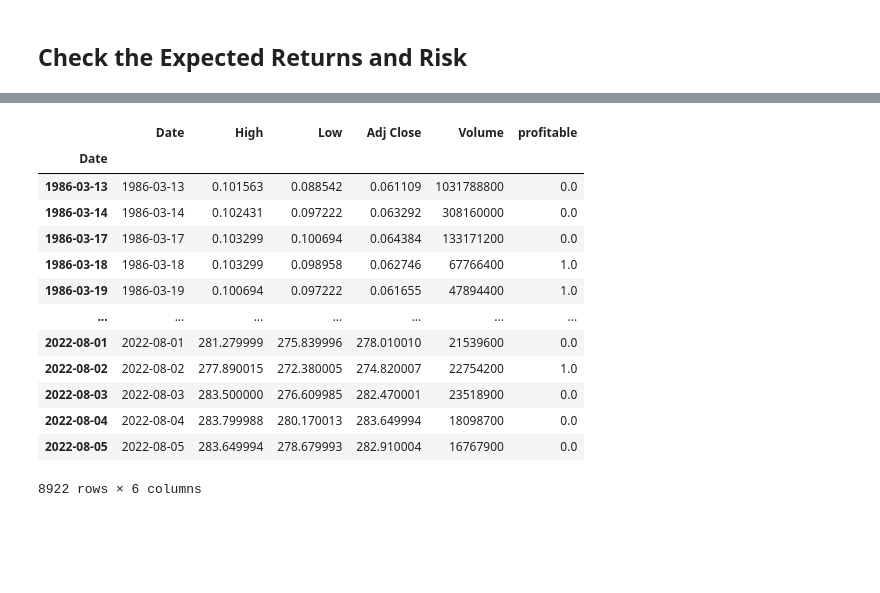
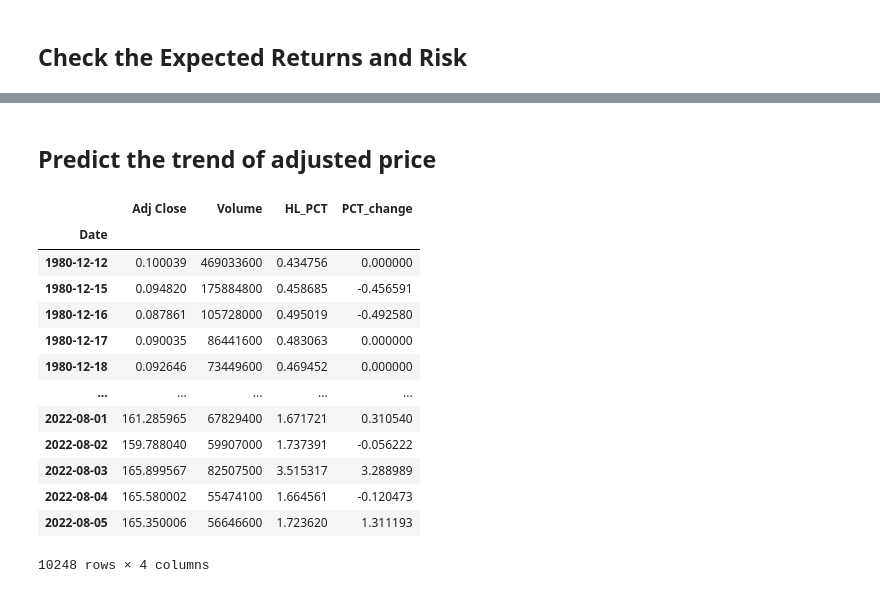
Before and after one commit to Mar3yZhang/UCI-stock-prediction-test, a Jupyter notebook: Group2_FinalProject.ipynb, the cells around one changed output, grey strips where cells are left out. Cells and saved outputs as stored; diff of their text form; code cells hidden in the pictures; blank space fills up the shorter version.

```diff
--- a/Group2_FinalProject.ipynb
+++ b/Group2_FinalProject.ipynb
@@ -284,17 +255,31 @@ df_apple_profit
-# %%
-df_microsoft_profit
-# %% [output]
-|  | Date | High | Low | Adj Close | Volume | profitable |
-| Date |  |  |  |  |  |  |
-| 1986-03-13 | 1986-03-13 | 0.101563 | 0.088542 | 0.061109 | 1031788800 | 0.0 |
-| 1986-03-14 | 1986-03-14 | 0.102431 | 0.097222 | 0.063292 | 308160000 | 0.0 |
-| 1986-03-17 | 1986-03-17 | 0.103299 | 0.100694 | 0.064384 | 133171200 | 0.0 |
-| 1986-03-18 | 1986-03-18 | 0.103299 | 0.098958 | 0.062746 | 67766400 | 1.0 |
-| 1986-03-19 | 1986-03-19 | 0.100694 | 0.097222 | 0.061655 | 47894400 | 1.0 |
-| ... | ... | ... | ... | ... | ... | ... |
-| 2022-08-01 | 2022-08-01 | 281.279999 | 275.839996 | 278.010010 | 21539600 | 0.0 |
-| 2022-08-02 | 2022-08-02 | 277.890015 | 272.380005 | 274.820007 | 22754200 | 1.0 |
-| 2022-08-03 | 2022-08-03 | 283.500000 | 276.609985 | 282.470001 | 23518900 | 0.0 |
-| 2022-08-04 | 2022-08-04 | 283.799988 | 280.170013 | 283.649994 | 18098700 | 0.0 |
-| 2022-08-05 | 2022-08-05 | 283.649994 | 278.679993 | 282.910004 | 16767900 | 0.0 |
-8922 rows × 6 columns
+# %% [markdown]
+## Predict the trend of adjusted price
+# %%
+# copy the original data
+df_reg_apple = df_apple.copy().loc[:, ['Adj Close', 'Volume']]
+df_reg_microsoft = df_microsoft.copy().loc[:, ['Adj Close', 'Volume']]
+
+# define HL_PCT
+df_reg_apple['HL_PCT'] = ((df_apple['High'] - df_apple['Low']) / df_apple['Close']) * 100.0
+df_reg_microsoft['HL_PCT'] = ((df_microsoft['High'] - df_microsoft['Low']) / df_microsoft['Close']) * 100.0
+
+# define PCT_change
+df_reg_apple['PCT_change'] = (df_apple['Close'] - df_apple['Open']) / df_apple['Open'] * 100.0
+df_reg_microsoft['PCT_change'] = (df_microsoft['Close'] - df_microsoft['Open']) / df_microsoft['Open'] * 100.0
+# %%
+df_reg_apple
+# %% [output]
+|  | Adj Close | Volume | HL_PCT | PCT_change |
+| Date |  |  |  |  |
+| 1980-12-12 | 0.100039 | 469033600 | 0.434756 | 0.000000 |
+| 1980-12-15 | 0.094820 | 175884800 | 0.458685 | -0.456591 |
+| 1980-12-16 | 0.087861 | 105728000 | 0.495019 | -0.492580 |
+| 1980-12-17 | 0.090035 | 86441600 | 0.483063 | 0.000000 |
+| 1980-12-18 | 0.092646 | 73449600 | 0.469452 | 0.000000 |
+| ... | ... | ... | ... | ... |
+| 2022-08-01 | 161.285965 | 67829400 | 1.671721 | 0.310540 |
+| 2022-08-02 | 159.788040 | 59907000 | 1.737391 | -0.056222 |
+| 2022-08-03 | 165.899567 | 82507500 | 3.515317 | 3.288989 |
+| 2022-08-04 | 165.580002 | 55474100 | 1.664561 | -0.120473 |
+| 2022-08-05 | 165.350006 | 56646600 | 1.723620 | 1.311193 |
+10248 rows × 4 columns
```
Also changed, not shown: parts of 19 cells of this notebook, 1 other file.
